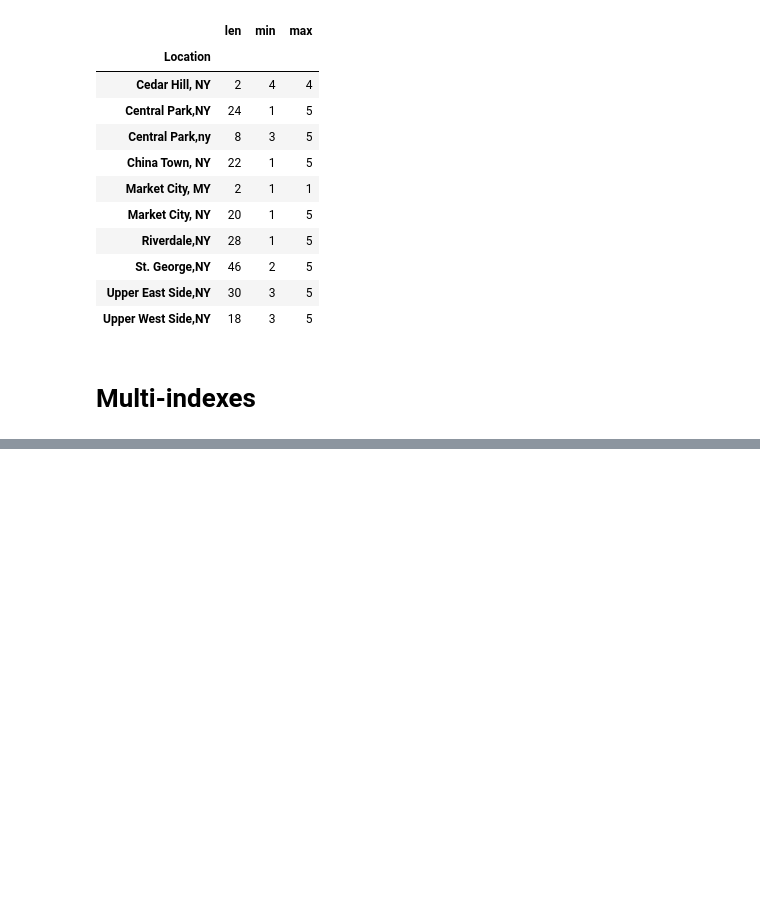
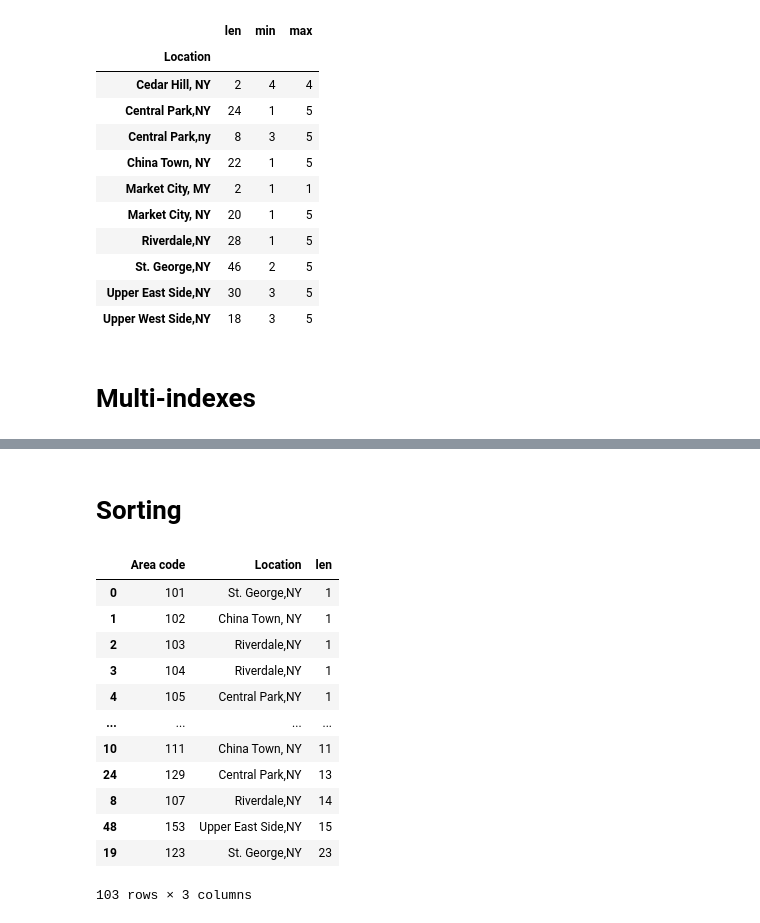
Before and after one commit to Zeeshier/Python_Programming, a Jupyter notebook: Pandas/4. Grouping and Sorting.ipynb, the cells around one changed output, grey strips where cells are left out. Cells and saved outputs as stored; diff of their text form; code cells hidden in the pictures; blank space fills up the shorter version.

```diff
--- a/Pandas/4. Grouping and Sorting.ipynb
+++ b/Pandas/4. Grouping and Sorting.ipynb
@@ -83,0 +125,21 @@ data.groupby(['Location']).Budget.agg([len, min, max])
+# %% [markdown]
+# Sorting
+# %%
+# sort by len
+
+group = group.reset_index()
+group.sort_values(by= 'len')
+# %% [output]
+|  | Area code | Location | len |
+| 0 | 101 | St. George,NY | 1 |
+| 1 | 102 | China Town, NY | 1 |
+| 2 | 103 | Riverdale,NY | 1 |
+| 3 | 104 | Riverdale,NY | 1 |
+| 4 | 105 | Central Park,NY | 1 |
+| ... | ... | ... | ... |
+| 10 | 111 | China Town, NY | 11 |
+| 24 | 129 | Central Park,NY | 13 |
+| 8 | 107 | Riverdale,NY | 14 |
+| 48 | 153 | Upper East Side,NY | 15 |
+| 19 | 123 | St. George,NY | 23 |
+103 rows × 3 columns
```
Also changed, not shown: parts of 6 cells of this notebook.
